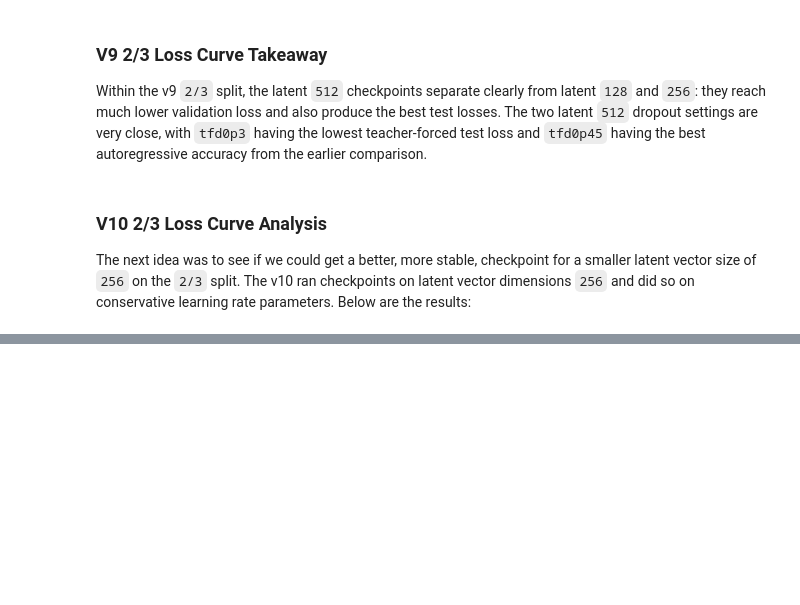
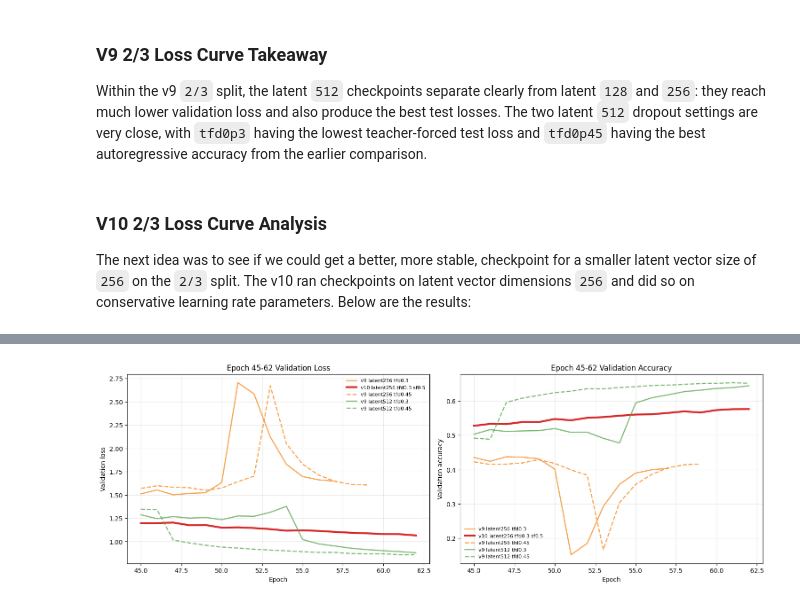
Before and after one commit to Jschechter18/protein-sequence-augmentation, a Jupyter notebook: Code/notebooks/checkpoint_history_error_analysis_v7_v8_v9_vs_v5.ipynb, the cells around one changed output, grey strips where cells are left out. Cells and saved outputs as stored; diff of their text form; code cells hidden in the pictures; blank space fills up the shorter version.

```diff
--- a/Code/notebooks/checkpoint_history_error_analysis_v7_v8_v9_vs_v5.ipynb
+++ b/Code/notebooks/checkpoint_history_error_analysis_v7_v8_v9_vs_v5.ipynb
@@ -1018,0 +1208,26 @@ The next idea was to see if we could get a better, more stable, checkpoint for a
+# %%
+fig, axes = plt.subplots(1, 2, figsize=(15, 5), constrained_layout=True)
+window = comparison_epoch_df.loc[comparison_epoch_df["epoch"].between(45, 62)].copy()
+for run_label, data in window.groupby("run_label"):
+    meta = plot_runs.loc[plot_runs["run_label"].eq(run_label)].iloc[0]
+    is_v10 = meta["version"] == "v10"
+    is_512 = meta["latent_dim"] == 512
+    color = "#d62728" if is_v10 else ("#54a24b" if is_512 else "#f58518")
+    linestyle = "-" if meta["teacher_forcing_dropout"] == 0.3 else "--"
+    linewidth = 3.0 if is_v10 else 1.8
+    alpha = 1.0 if is_v10 else 0.75
+    label = label_map[run_label]
+    axes[0].plot(data["epoch"], data["val_loss"], color=color, linestyle=linestyle, linewidth=linewidth, alpha=alpha, label=label)
+    axes[1].plot(data["epoch"], data["val_accuracy"], color=color, linestyle=linestyle, linewidth=linewidth, alpha=alpha, label=label)
+
+axes[0].set_title("Epoch 45-62 Validation Loss")
+axes[0].set_ylabel("Validation loss")
+axes[1].set_title("Epoch 45-62 Validation Accuracy")
+axes[1].set_ylabel("Validation accuracy")
+for ax in axes:
+    ax.set_xlabel("Epoch")
+    ax.grid(alpha=0.25)
+    ax.legend(frameon=False, fontsize=8)
+plt.show()
+# %% [output]
+[figure, added]
```
Also changed, not shown: parts of 13 cells of this notebook, 3 other files.
